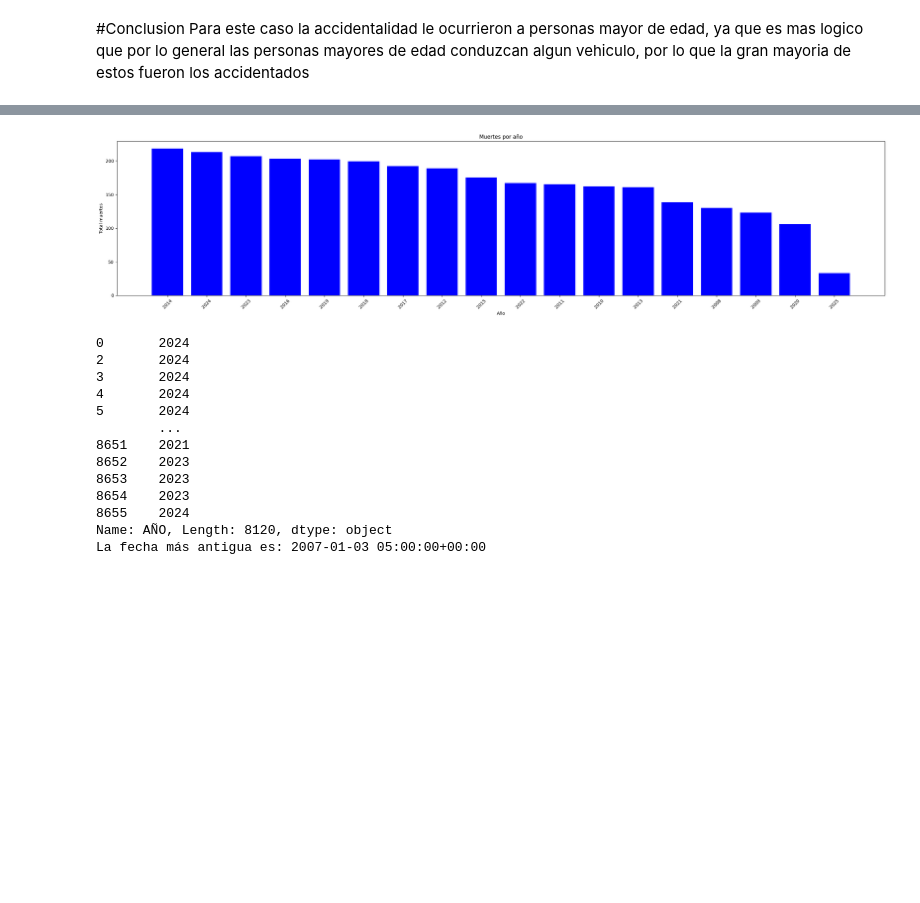
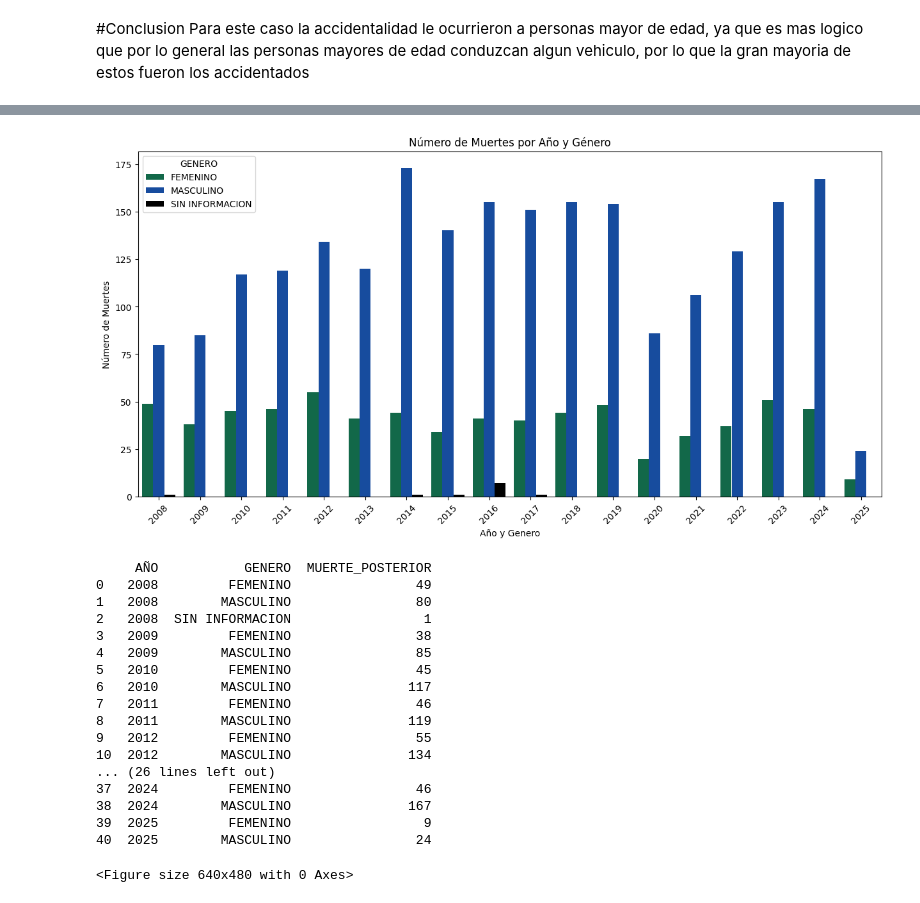
Before and after one commit to SrJames14/Proyecto, a Jupyter notebook: siniestrovial.ipynb, the cells around one changed output, grey strips where cells are left out. Cells and saved outputs as stored; diff of their text form; code cells hidden in the pictures; blank space fills up the shorter version.

```diff
--- a/siniestrovial.ipynb
+++ b/siniestrovial.ipynb
@@ -136,34 +120,38 @@ df.head() #Vuelve a ver las 5 primeras filas para visualizar la columna nueva
 | 3 | -74.181189 | 4.608725 | 77 | 12906038 | A001614065 | 2024-09-07 05:00:00+00:00 | 04:02:00 | ... |
 | 4 | -74.099087 | 4.599850 | 92 | 12906049 | A001677132 | 2024-09-08 05:00:00+00:00 | 01:37:00 | ... |
 | 5 | -74.190757 | 4.618136 | 149 | 12906120 | A001677773 | 2024-09-09 05:00:00+00:00 | 20:24:00 | ... |
-# %%
-#Hace cruces de variables para analisis en grafico de barras
-df['AÑO'] = df['FECHA_OCURRENCIA_ACC'].dt.year.astype(str)
-Muertos_por_año = (df[df['MUERTE_POSTERIOR'] == 'SI']['AÑO'].value_counts()).astype(int)
-
-plt.figure(figsize=(25, 6))
-plt.bar(Muertos_por_año.index, Muertos_por_año.values, color='blue')
-plt.title('Muertes por año')
-plt.xlabel('Año')
-plt.ylabel('Total muertos')
-plt.xticks(rotation=45)
-plt.tight_layout()
-plt.show()
-print(df['AÑO'])
-fecha_mas_antigua = df['FECHA_OCURRENCIA_ACC'].min()
-print("La fecha más antigua es:", fecha_mas_antigua)
-# %% [output]
-[figure, removed]
-0       2024
-2       2024
-3       2024
-4       2024
-5       2024
-        ...
-8651    2021
-8652    2023
-8653    2023
-8654    2023
-8655    2024
-Name: AÑO, Length: 8120, dtype: object
-La fecha más antigua es: 2007-01-03 05:00:00+00:00
+# %%
+#Hace cruces de variables para analisis en grafico de barras
+df['AÑO'] = df['FECHA_OCURRENCIA_ACC'].dt.year #Separa el año de la fecha completa
+Muertos = df[df['MUERTE_POSTERIOR'] == 'SI'] #Cuenta solo las muertes
+muertes_por_año_genero = Muertos.groupby(['AÑO', 'GENERO'])['MUERTE_POSTERIOR'].count().reset_index() #Agrupa todas las variables y crea una nueva matriz para poder graficar
+plt.figure(figsize=(15, 7)) #Ajusta el tamaño de la grafica en coordenadas X, Y
+colores_n = ['#04764d', '#0047b4', '#000000'] #Colores personalizados del codigo HEX
+sns.barplot(data=muertes_por_año_genero, x='AÑO', y='MUERTE_POSTERIOR', hue='GENERO' , palette=colores_n) #Crea y organiza la grafica
+plt.title('Número de Muertes por Año y Género') #Titulo del grafico
+plt.xlabel('Año y Genero') #Titulo del eje X
+plt.ylabel('Número de Muertes') #Titulo del eje Y
+plt.xticks(rotation=45) #Rota la leyenda
+plt.show() #Muestra el grafico
+plt.tight_layout() #Ajuste automatico de la grafica
+print(muertes_por_año_genero) #Muestra la informacion de la variable
+# %% [output]
+[figure, added]
+     AÑO           GENERO  MUERTE_POSTERIOR
+0   2008         FEMENINO                49
+1   2008        MASCULINO                80
+2   2008  SIN INFORMACION                 1
+3   2009         FEMENINO                38
+4   2009        MASCULINO                85
+5   2010         FEMENINO                45
+6   2010        MASCULINO               117
+7   2011         FEMENINO                46
+8   2011        MASCULINO               119
+9   2012         FEMENINO                55
+10  2012        MASCULINO               134
+... (26 lines left out)
+37  2024         FEMENINO                46
+38  2024        MASCULINO               167
+39  2025         FEMENINO                 9
+40  2025        MASCULINO                24
+<Figure size 640x480 with 0 Axes>
```
Also changed, not shown: parts of 6 cells of this notebook.
